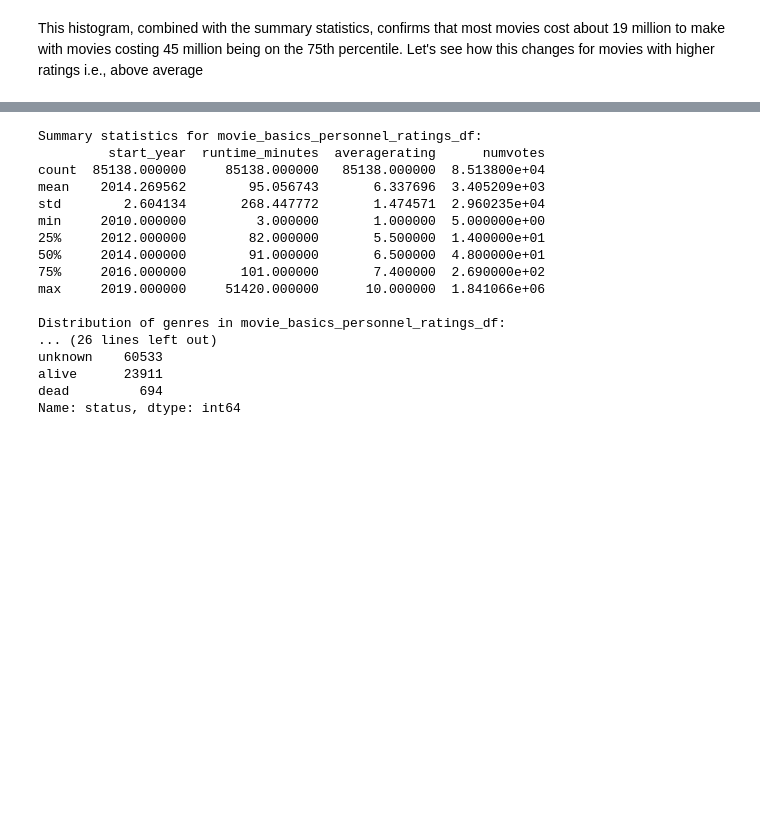
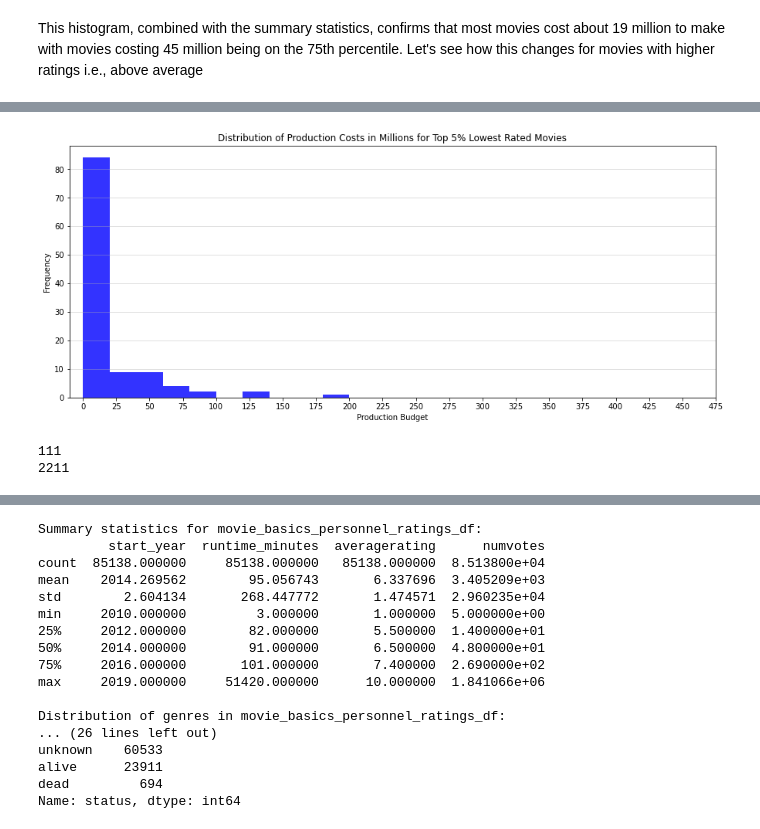
Before and after one commit to MMJGGR/Phase_1_Project, a Jupyter notebook: index.ipynb, the cells around one changed output, grey strips where cells are left out. Cells and saved outputs as stored; diff of their text form; code cells hidden in the pictures; blank space fills up the shorter version.

```diff
--- a/index.ipynb
+++ b/index.ipynb
@@ -782,0 +765,23 @@ print(production_budget.count())
+# %%
+#histogram showing a distribution of production budgets
+unpopular_movies = tmdb_movies_performance_df['vote_average'].quantile(0.05)
+
+production_budget_above_average = tmdb_movies_performance_df[tmdb_movies_performance_df['vote_average'] <=
+unpopular_movies ]['production_budget'] / 1000000
+
+plt.figure(figsize=(15,6))
+plt.hist(production_budget_above_average, bins = 10, color = 'blue', alpha = 0.8)
+plt.xticks(np.arange(0, 500, step=25))
+
+plt.xlabel('Production Budget')
+plt.ylabel('Frequency')
+plt.title('Distribution of Production Costs in Millions for Top 5% Lowest Rated Movies')
+plt.grid(axis='y', alpha=0.5)
+plt.show()
+
+print(production_budget_above_average.count())
+print(production_budget.count())
+# %% [output]
+[figure, added]
+111
+2211
```
Also changed, not shown: parts of 14 cells of this notebook.
